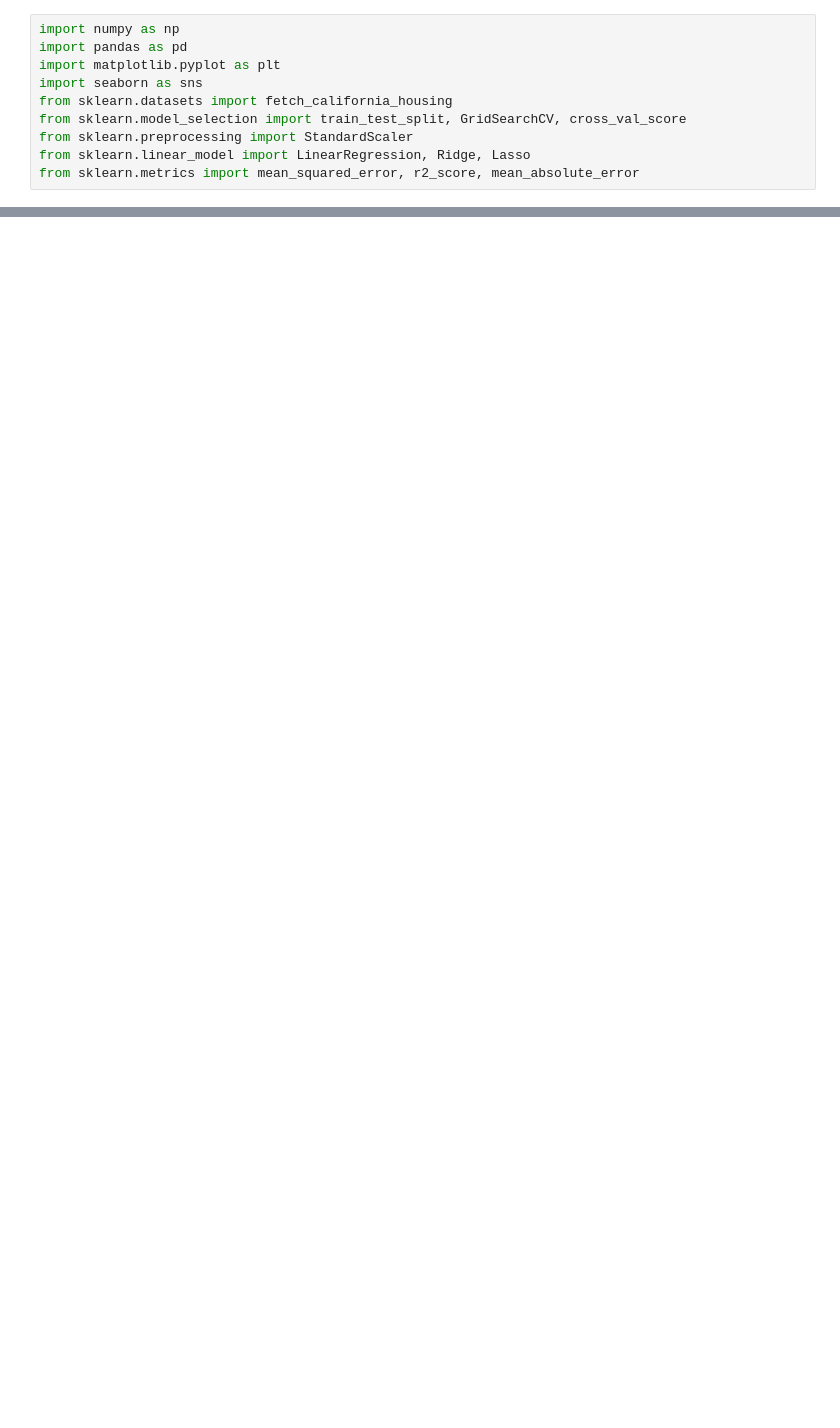
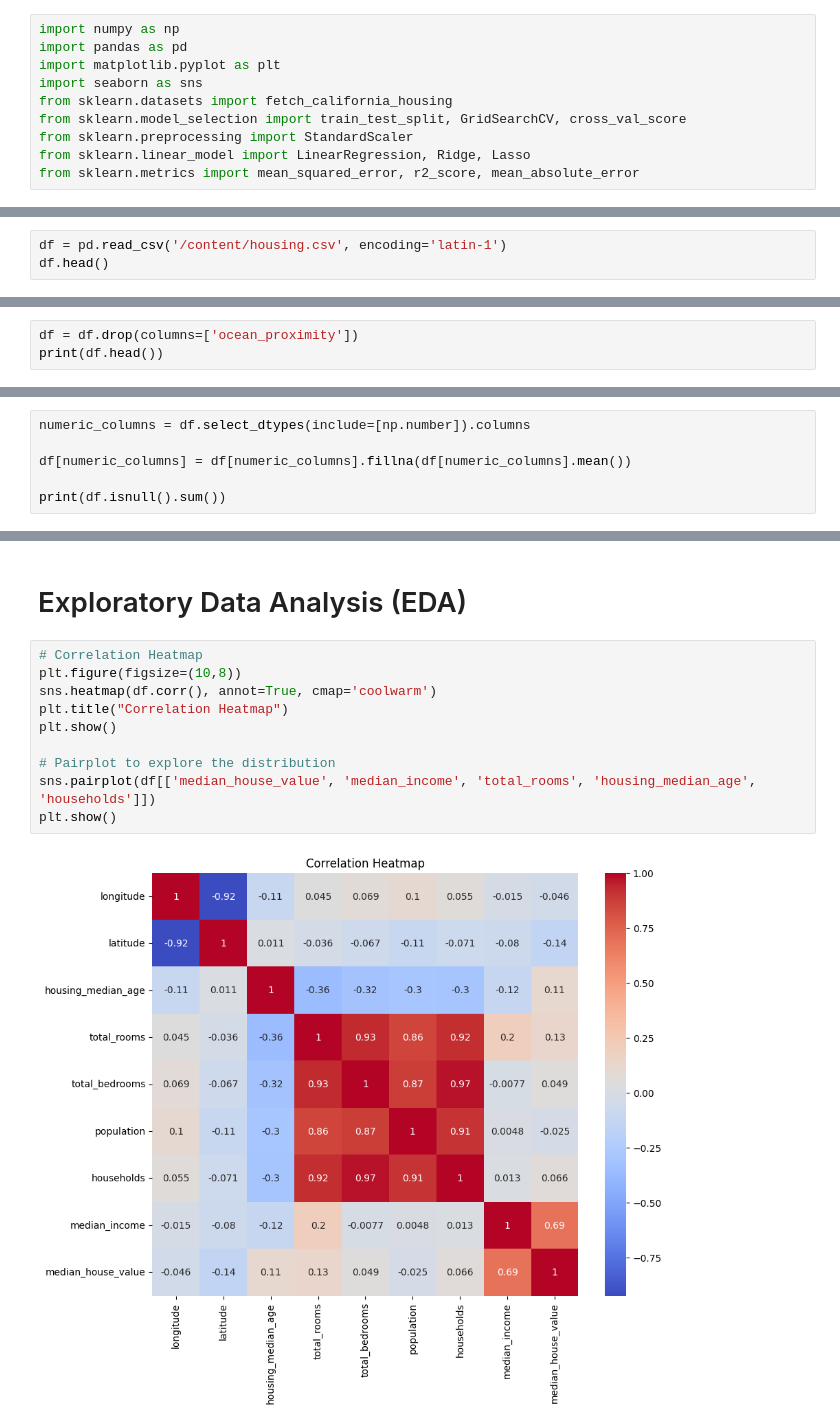
Before and after one commit to Aleena24/Predictive_Analysis, a Jupyter notebook: house_pricing_regression.ipynb, the cells around one changed output, grey strips where cells are left out. Saved outputs shown, nothing was run; the diff lists cells and outputs as text; blank space fills up the shorter version.

```diff
--- a/house_pricing_regression.ipynb
+++ b/house_pricing_regression.ipynb
@@ -17,0 +13,3 @@ data['MedHouseVal'] = california.target  # Target variable
+# %%
+df = pd.read_csv('/content/housing.csv', encoding='latin-1')
+df.head()
@@ -17,0 +25,3 @@ data['MedHouseVal'] = california.target  # Target variable
+# %%
+df = df.drop(columns=['ocean_proximity'])
+print(df.head())
@@ -17,0 +42,6 @@ data['MedHouseVal'] = california.target  # Target variable
+# %%
+numeric_columns = df.select_dtypes(include=[np.number]).columns
+
+df[numeric_columns] = df[numeric_columns].fillna(df[numeric_columns].mean())
+
+print(df.isnull().sum())
@@ -17,0 +73,14 @@ data['MedHouseVal'] = california.target  # Target variable
+# %% [markdown]
+# Exploratory Data Analysis (EDA)
+# %%
+# Correlation Heatmap
+plt.figure(figsize=(10,8))
+sns.heatmap(df.corr(), annot=True, cmap='coolwarm')
+plt.title("Correlation Heatmap")
+plt.show()
+
+# Pairplot to explore the distribution
+sns.pairplot(df[['median_house_value', 'median_income', 'total_rooms', 'housing_median_age', 'households']])
+plt.show()
+# %% [output]
+[figure, added]
```
Also changed, not shown: parts of 20 cells of this notebook.
